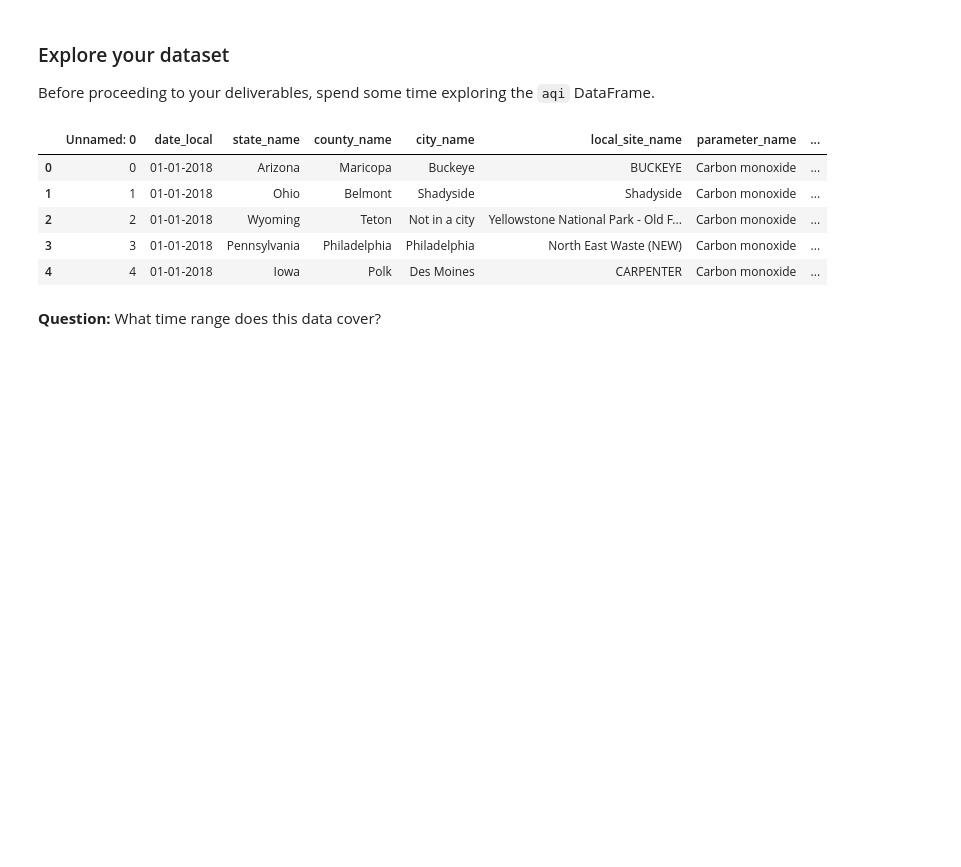
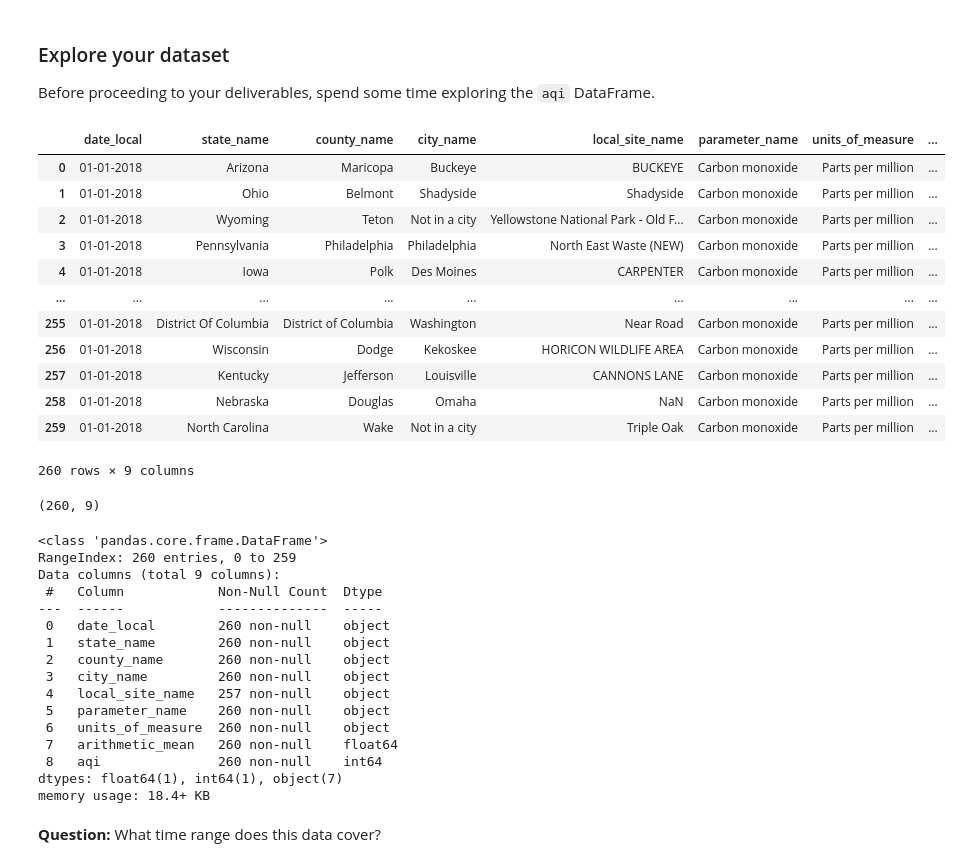
Before and after one commit to Sindhucm2000/Data-Analytics-for-Economics, a Jupyter notebook: Mini_project_5/Mini_project_5.4/Mini Project 5-4 Explore confidence intervals.ipynb, the cells around one changed output. Saved outputs shown, nothing was run; the diff lists cells and outputs as text; code cells hidden in the pictures; blank space fills up the shorter version.

```diff
--- a/Mini_project_5/Mini_project_5.4/Mini Project 5-4 Explore confidence intervals.ipynb
+++ b/Mini_project_5/Mini_project_5.4/Mini Project 5-4 Explore confidence intervals.ipynb
@@ -37,14 +38,48 @@ aqi = pd.read_csv('c4_epa_air_quality (1).csv')
 ### Explore your dataset
 
 Before proceeding to your deliverables, spend some time exploring the `aqi` DataFrame.
+# %%
+# Code Here
+##### since we have a column named unnamed: 0, we will drop that
+aqi = aqi.drop(aqi.columns[0], axis=1)
+aqi
+# %% [output]
+|  | date_local | state_name | county_name | city_name | local_site_name | parameter_name | units_of_measure | ... |
+| 0 | 01-01-2018 | Arizona | Maricopa | Buckeye | BUCKEYE | Carbon monoxide | Parts per million | ... |
+| 1 | 01-01-2018 | Ohio | Belmont | Shadyside | Shadyside | Carbon monoxide | Parts per million | ... |
+| 2 | 01-01-2018 | Wyoming | Teton | Not in a city | Yellowstone National Park - Old F... | Carbon monoxide | Parts per million | ... |
+| 3 | 01-01-2018 | Pennsylvania | Philadelphia | Philadelphia | North East Waste (NEW) | Carbon monoxide | Parts per million | ... |
+| 4 | 01-01-2018 | Iowa | Polk | Des Moines | CARPENTER | Carbon monoxide | Parts per million | ... |
+| ... | ... | ... | ... | ... | ... | ... | ... | ... |
+| 255 | 01-01-2018 | District Of Columbia | District of Columbia | Washington | Near Road | Carbon monoxide | Parts per million | ... |
+| 256 | 01-01-2018 | Wisconsin | Dodge | Kekoskee | HORICON WILDLIFE AREA | Carbon monoxide | Parts per million | ... |
+| 257 | 01-01-2018 | Kentucky | Jefferson | Louisville | CANNONS LANE | Carbon monoxide | Parts per million | ... |
+| 258 | 01-01-2018 | Nebraska | Douglas | Omaha | NaN | Carbon monoxide | Parts per million | ... |
+| 259 | 01-01-2018 | North Carolina | Wake | Not in a city | Triple Oak | Carbon monoxide | Parts per million | ... |
+260 rows × 9 columns
+# %%
+# Code Here
+aqi.shape
+# number of rows - 260 and the number of columns - 9
+# %% [output]
+(260, 9)
 # %%
 # Code Here
-
-aqi.head(5)
+aqi.info()
 # %% [output]
-|  | Unnamed: 0 | date_local | state_name | county_name | city_name | local_site_name | parameter_name | ... |
-| 0 | 0 | 01-01-2018 | Arizona | Maricopa | Buckeye | BUCKEYE | Carbon monoxide | ... |
-| 1 | 1 | 01-01-2018 | Ohio | Belmont | Shadyside | Shadyside | Carbon monoxide | ... |
-| 2 | 2 | 01-01-2018 | Wyoming | Teton | Not in a city | Yellowstone National Park - Old F... | Carbon monoxide | ... |
-| 3 | 3 | 01-01-2018 | Pennsylvania | Philadelphia | Philadelphia | North East Waste (NEW) | Carbon monoxide | ... |
-| 4 | 4 | 01-01-2018 | Iowa | Polk | Des Moines | CARPENTER | Carbon monoxide | ... |
+<class 'pandas.core.frame.DataFrame'>
+RangeIndex: 260 entries, 0 to 259
+Data columns (total 9 columns):
+ #   Column            Non-Null Count  Dtype
+---  ------            --------------  -----
+ 0   date_local        260 non-null    object
+ 1   state_name        260 non-null    object
+ 2   county_name       260 non-null    object
+ 3   city_name         260 non-null    object
+ 4   local_site_name   257 non-null    object
+ 5   parameter_name    260 non-null    object
+ 6   units_of_measure  260 non-null    object
+ 7   arithmetic_mean   260 non-null    float64
+ 8   aqi               260 non-null    int64
+dtypes: float64(1), int64(1), object(7)
+memory usage: 18.4+ KB
```
Also changed, not shown: parts of 31 cells of this notebook, 5 other files.
